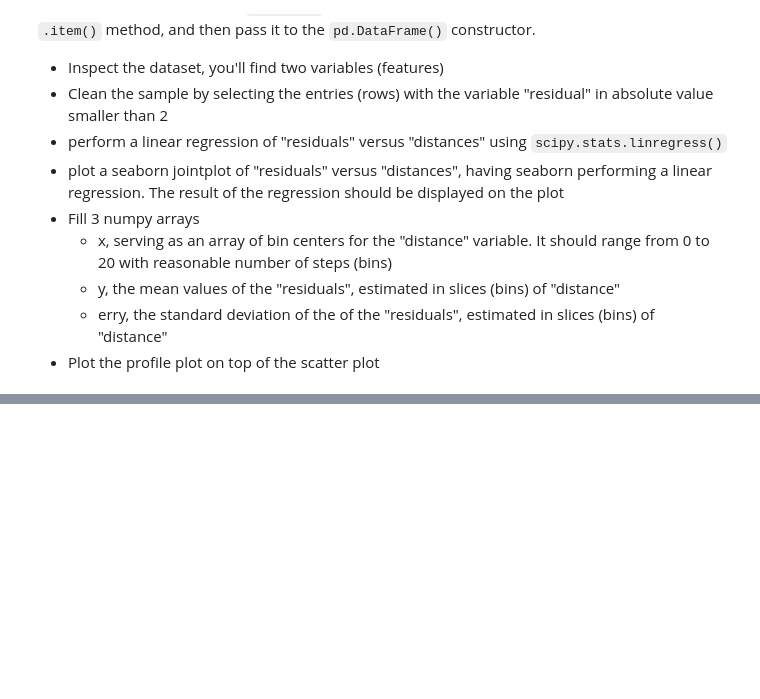
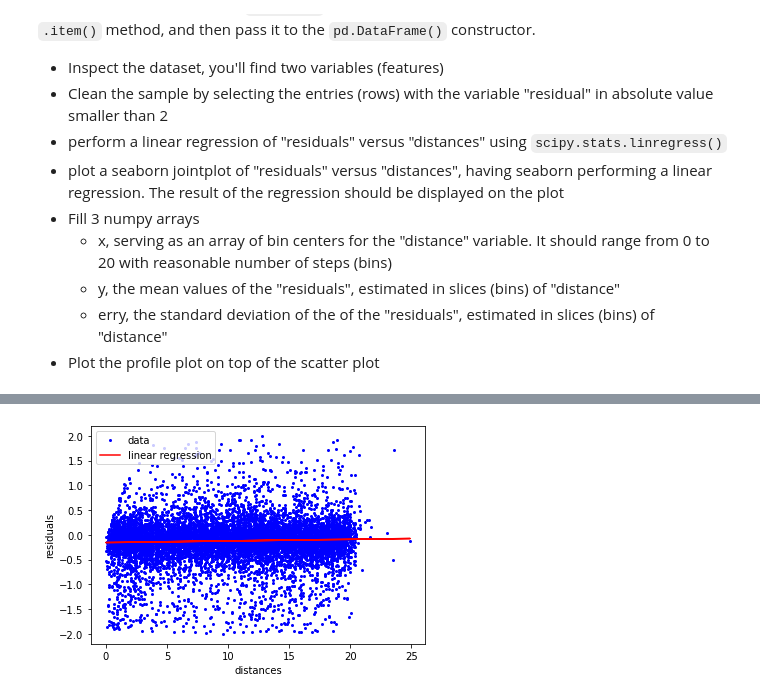
Before and after one commit to Sara-Munafo/LaboratoryOfComputationalPhysics_Y5, a Jupyter notebook: 07_Visualization_exercises.ipynb, the cells around one changed output, grey strips where cells are left out. Saved outputs shown, nothing was run; the diff lists cells and outputs as text; code cells hidden in the pictures; blank space fills up the shorter version.

Commit message:
Visualization exercises

```diff
--- a/07_Visualization_exercises.ipynb
+++ b/07_Visualization_exercises.ipynb
@@ -172,0 +160,4 @@ Note that you should use the `np.load()` function to load the file as a numpy ar
+# %%
+data = np.load('residuals_261.npy', allow_pickle=True)
+df = pd.DataFrame(data.item())
+df
@@ -172,0 +178,3 @@ Note that you should use the `np.load()` function to load the file as a numpy ar
+# %%
+clean = df[abs(df['residuals'])<2]
+clean
@@ -172,0 +195,12 @@ Note that you should use the `np.load()` function to load the file as a numpy ar
+# %%
+slope,interc,_,_,_ = linalg(clean['distances'],clean['residuals'])
+
+plt.plot(clean['distances'], clean['residuals'], 'o', c='b', label='data', markersize=2)
+plt.plot(clean['distances'], interc+slope*clean['distances'], 'r', label='linear regression')
+
+plt.legend(loc='upper left')
+plt.ylabel('residuals')
+plt.xlabel('distances')
+plt.show()
+# %% [output]
+[figure, added]
```
Also changed, not shown: parts of 16 cells of this notebook.
